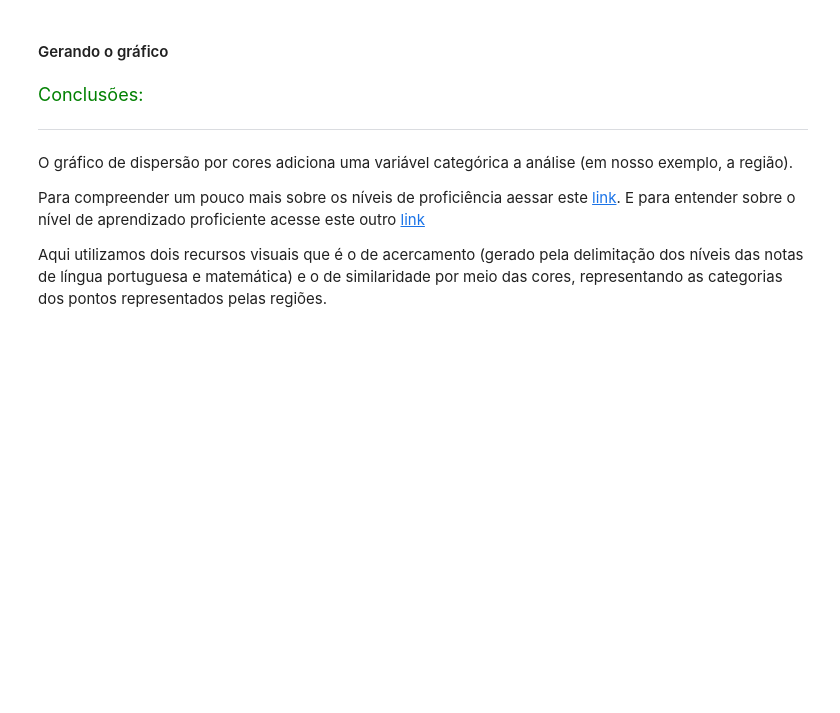
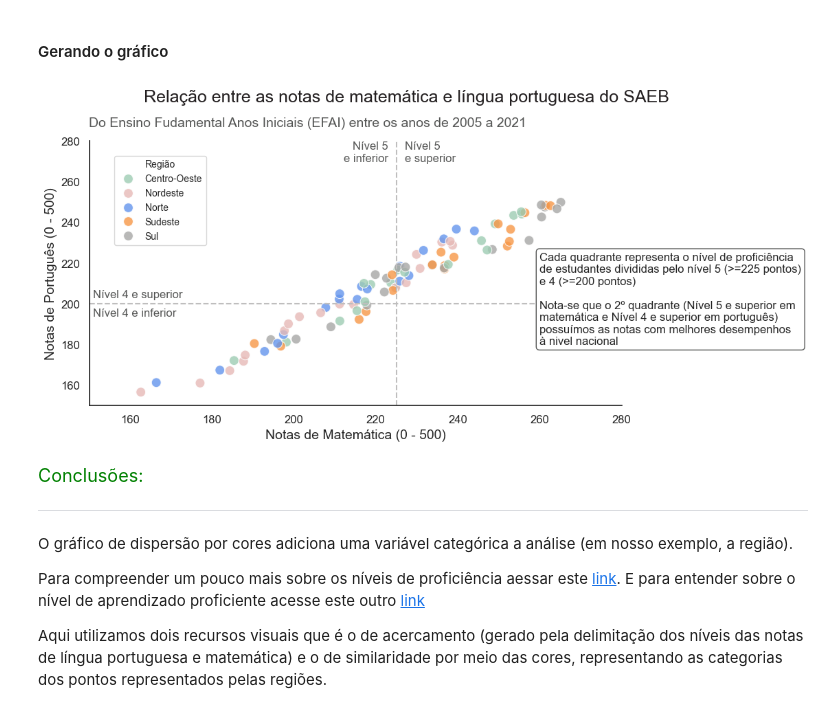
Before and after one commit to MoisesCoimbraQN/Carreira-Alura-Data-Science, a Jupyter notebook: Data_Visualization_Graficos_de_Composicao_e_Relacionamentos.ipynb, the cells around one changed output. Drawn from its saved outputs; the diff is of its cells as text; code cells hidden in the pictures; blank space fills up the shorter version.

Commit message:
Gráficos de de dispersão com linha de tendência e gráficos de bolhas

```diff
--- a/Data_Visualization_Graficos_de_Composicao_e_Relacionamentos.ipynb
+++ b/Data_Visualization_Graficos_de_Composicao_e_Relacionamentos.ipynb
@@ -1246,50 +1253,53 @@ ideb_efai.head()
 # %%
 ## Configurando o gráfico com parâmetros que potencializam a visualização dos dados
 
 # Importando as bibliotecas
 import matplotlib.pyplot as plt
 import seaborn as sns
 
 # Definindo as cores do gráfico
 cores = [VERDE3, VERMELHO2, AZUL3, LARANJA1, CINZA4]
 
 # Área do gráfico e tema da visualização
 fig, ax = plt.subplots(figsize=(10,5))
 sns.set_theme(style="white")
 
 # Gerando o gráfico de dispersão com cores como categorias
-...
+ax = sns.scatterplot(data=ideb_efai, x="nota_saeb_matematica", y="nota_saeb_lingua_portuguesa",
+                     hue="regiao", palette=cores, s=100, alpha=0.8)
 
-# ## Personalizando o gráfico
-# plt.suptitle('Relação entre as notas de matemática e língua portuguesa do SAEB', size=18, color=CINZA1, ha = 'right', x = 0.97, y = 1.03)
-# plt.title('Do Ensino Fudamental Anos Iniciais (EFAI) entre os anos de 2005 a 2021', fontsize=14, color=CINZA3, pad = 15, loc = "left")
-# ax.legend(bbox_to_anchor=(155, 275), title='Rede', title_fontsize  = 10, fontsize = 10, loc='upper left', bbox_transform=ax.transData)
-# ax.set_xlabel('Notas de Matemática (0 - 500)',  fontsize = 14)
-# ax.set_ylabel('Notas de Português (0 - 500)', fontsize = 14)
-# ax.xaxis.set_tick_params(labelsize=12, color = CINZA2)
-# ax.set_xlim(150, 280)
-# ax.yaxis.set_tick_params(labelsize=12, color = CINZA2)
-# ax.set_ylim(150, 280)
-# sns.despine()
+## Personalizando o gráfico
+plt.suptitle('Relação entre as notas de matemática e língua portuguesa do SAEB', size=18, color=CINZA1, ha = 'right', x = 0.97, y = 1.03)
+plt.title('Do Ensino Fudamental Anos Iniciais (EFAI) entre os anos de 2005 a 2021', fontsize=14, color=CINZA3, pad = 15, loc = "left")
+ax.legend(bbox_to_anchor=(155, 275), title='Região', title_fontsize  = 10, fontsize = 10, loc='upper left', bbox_transform=ax.transData)
+ax.set_xlabel('Notas de Matemática (0 - 500)',  fontsize = 14)
+ax.set_ylabel('Notas de Português (0 - 500)', fontsize = 14)
+ax.xaxis.set_tick_params(labelsize=12, color = CINZA2)
+ax.set_xlim(150, 280)
+ax.yaxis.set_tick_params(labelsize=12, color = CINZA2)
+ax.set_ylim(150, 280)
+sns.despine()
 
-# # Limites das notas em no eixo y (notas de português) - 200 pontos (proficiência)
-# ax.text(ax.get_xlim()[0] + 1, 202, 'Nível 4 e superior', fontsize=12, color = CINZA3, va = "bottom")
-# ax.text(ax.get_xlim()[0] + 1 , 198, 'Nível 4 e inferior', fontsize=12, color = CINZA3, va = "top")
-# plt.axhline(y = 200, color = CINZA5, linestyle='--')
+# Limites das notas em no eixo y (notas de português) - 200 pontos (proficiência)
+ax.text(ax.get_xlim()[0] + 1, 202, 'Nível 4 e superior', fontsize=12, color = CINZA3, va = "bottom")
+ax.text(ax.get_xlim()[0] + 1 , 198, 'Nível 4 e inferior', fontsize=12, color = CINZA3, va = "top")
+plt.axhline(y = 200, color = CINZA5, linestyle='--')
 
-# # Limites das notas em no eixo x (notas de matemática) - 225 pontos (proficiência)
-# ax.text(223, ax.get_ylim()[1] - 10, 'Nível 5\ne inferior', fontsize=12, color = CINZA3, ha="right")
-# ax.text(227, ax.get_ylim()[1] - 10, 'Nível 5\ne superior', fontsize=12, color = CINZA3, ha="left")
-# plt.axvline(x = 225, color = CINZA5, linestyle='--')
+# Limites das notas em no eixo x (notas de matemática) - 225 pontos (proficiência)
+ax.text(223, ax.get_ylim()[1] - 10, 'Nível 5\ne inferior', fontsize=12, color = CINZA3, ha="right")
+ax.text(227, ax.get_ylim()[1] - 10, 'Nível 5\ne superior', fontsize=12, color = CINZA3, ha="left")
+plt.axvline(x = 225, color = CINZA5, linestyle='--')
 
-# # Adicionando um texo explicando a divisão de quadrantes e o que significa
-# ax.annotate("Cada quadrante representa o nível de proficiência\nde estudantes divididas pelo nível 5 (>=225 pontos)\ne 4 (>=200 pontos)\n\n"
-#             "Nota-se que o 2º quadrante (Nível 5 e superior em \nmatemática e Nível 4 e superior em português)\n"
-#             "possuímos as notas com melhores desempenhos \nà nivel nacional", xy=(260, 180), xycoords='data',
-#             bbox=dict(boxstyle="round", fc=BRANCO, ec=CINZA3),
-#             xytext=(0, 0), textcoords='offset points')
+# Adicionando um texo explicando a divisão de quadrantes e o que significa
+ax.annotate("Cada quadrante representa o nível de proficiência\nde estudantes divididas pelo nível 5 (>=225 pontos)\ne 4 (>=200 pontos)\n\n"
+            "Nota-se que o 2º quadrante (Nível 5 e superior em \nmatemática e Nível 4 e superior em português)\n"
+            "possuímos as notas com melhores desempenhos \nà nivel nacional", xy=(260, 180), xycoords='data',
+            bbox=dict(boxstyle="round", fc=BRANCO, ec=CINZA3),
+            xytext=(0, 0), textcoords='offset points')
 
 plt.show()
+# %% [output]
+[figure, added]
 # %% [markdown]
 <font color=green size=4> Conclusões: </font>
 
```
Also changed, not shown: parts of 6 cells of this notebook.
